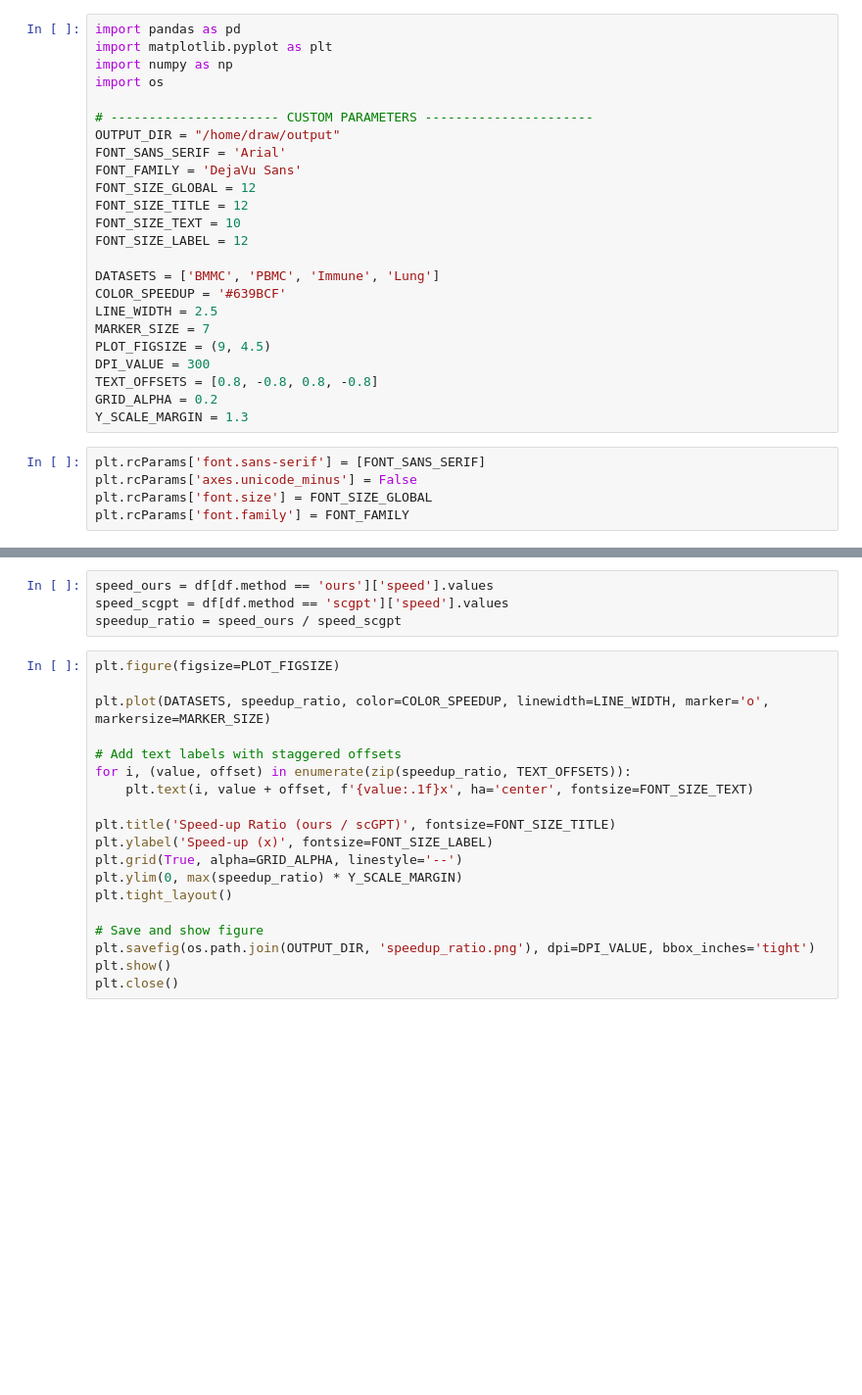
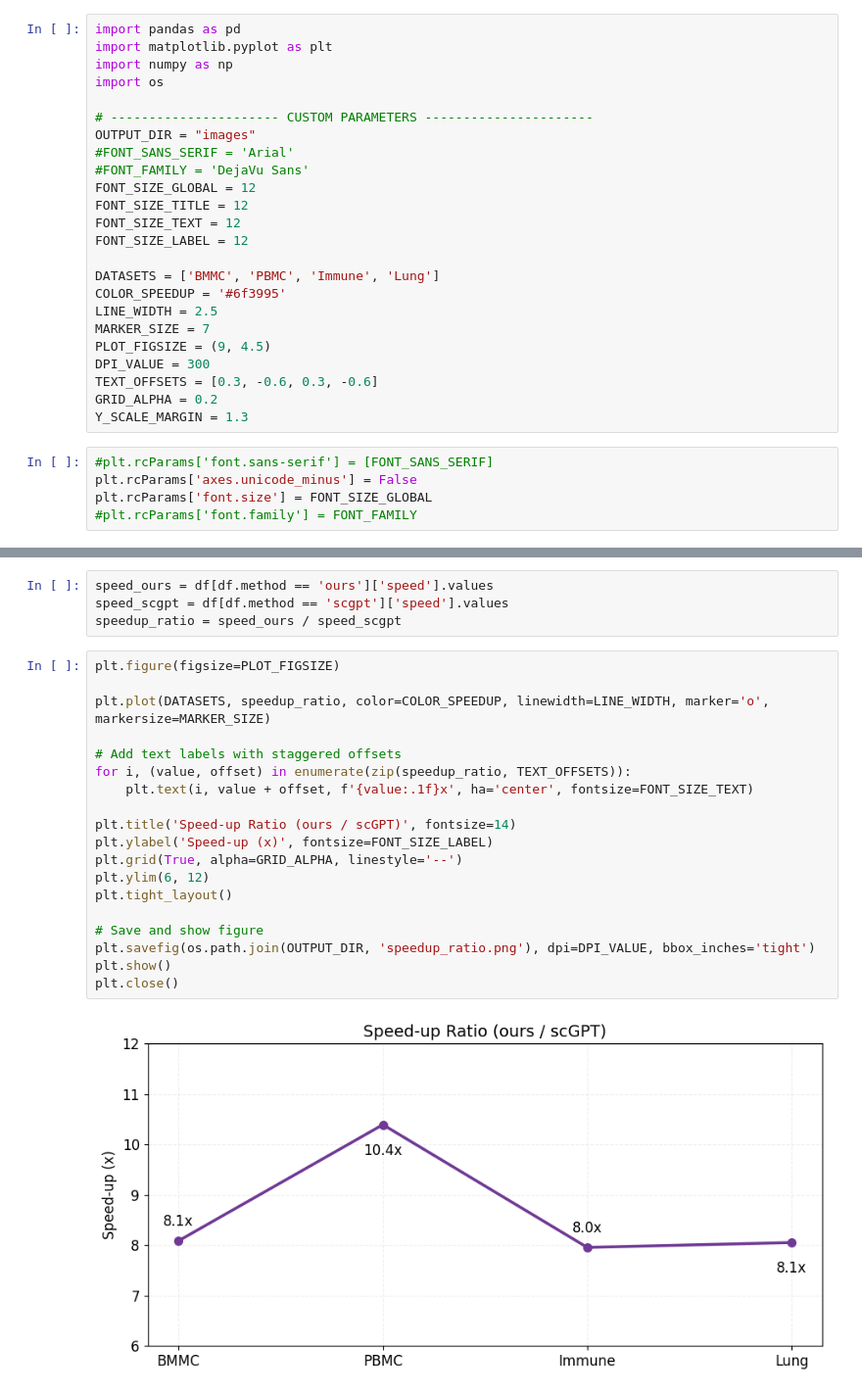
Before and after one commit to TRCDHH/scLinformer, a Jupyter notebook: draw/fig2/fig2_speed_ratio.ipynb, the cells around one changed output, grey strips where cells are left out. Shown at 98% size. Saved outputs shown, nothing was run; the diff lists cells and outputs as text; blank space fills up the shorter version.

```diff
--- a/draw/fig2/fig2_speed_ratio.ipynb
+++ b/draw/fig2/fig2_speed_ratio.ipynb
@@ -5,28 +5,28 @@ import numpy as np
 import os
 
 # ---------------------- CUSTOM PARAMETERS ----------------------
-OUTPUT_DIR = "/home/draw/output"
-FONT_SANS_SERIF = 'Arial'
-FONT_FAMILY = 'DejaVu Sans'
+OUTPUT_DIR = "images"
+#FONT_SANS_SERIF = 'Arial'
+#FONT_FAMILY = 'DejaVu Sans'
 FONT_SIZE_GLOBAL = 12
 FONT_SIZE_TITLE = 12
-FONT_SIZE_TEXT = 10
+FONT_SIZE_TEXT = 12
 FONT_SIZE_LABEL = 12
 
 DATASETS = ['BMMC', 'PBMC', 'Immune', 'Lung']
-COLOR_SPEEDUP = '#639BCF'
+COLOR_SPEEDUP = '#6f3995'
 LINE_WIDTH = 2.5
 MARKER_SIZE = 7
 PLOT_FIGSIZE = (9, 4.5)
 DPI_VALUE = 300
-TEXT_OFFSETS = [0.8, -0.8, 0.8, -0.8]
+TEXT_OFFSETS = [0.3, -0.6, 0.3, -0.6]
 GRID_ALPHA = 0.2
 Y_SCALE_MARGIN = 1.3
 # %%
-plt.rcParams['font.sans-serif'] = [FONT_SANS_SERIF]
+#plt.rcParams['font.sans-serif'] = [FONT_SANS_SERIF]
 plt.rcParams['axes.unicode_minus'] = False
 plt.rcParams['font.size'] = FONT_SIZE_GLOBAL
-plt.rcParams['font.family'] = FONT_FAMILY
+#plt.rcParams['font.family'] = FONT_FAMILY
 # %%
 os.makedirs(OUTPUT_DIR, exist_ok=True)
 # %%
@@ -47,21 +47,23 @@ speedup_ratio = speed_ours / speed_scgpt
 # %%
 plt.figure(figsize=PLOT_FIGSIZE)
 
 plt.plot(DATASETS, speedup_ratio, color=COLOR_SPEEDUP, linewidth=LINE_WIDTH, marker='o', markersize=MARKER_SIZE)
 
 # Add text labels with staggered offsets
 for i, (value, offset) in enumerate(zip(speedup_ratio, TEXT_OFFSETS)):
     plt.text(i, value + offset, f'{value:.1f}x', ha='center', fontsize=FONT_SIZE_TEXT)
 
-plt.title('Speed-up Ratio (ours / scGPT)', fontsize=FONT_SIZE_TITLE)
+plt.title('Speed-up Ratio (ours / scGPT)', fontsize=14)
 plt.ylabel('Speed-up (x)', fontsize=FONT_SIZE_LABEL)
 plt.grid(True, alpha=GRID_ALPHA, linestyle='--')
-plt.ylim(0, max(speedup_ratio) * Y_SCALE_MARGIN)
+plt.ylim(6, 12)
 plt.tight_layout()
 
 # Save and show figure
 plt.savefig(os.path.join(OUTPUT_DIR, 'speedup_ratio.png'), dpi=DPI_VALUE, bbox_inches='tight')
 plt.show()
 plt.close()
+# %% [output]
+[figure, added]
 # %%
 print("Speed-up ratio plot saved to:", OUTPUT_DIR)
```
Also changed, not shown: parts of 1 cell of this notebook, 2 other files.
